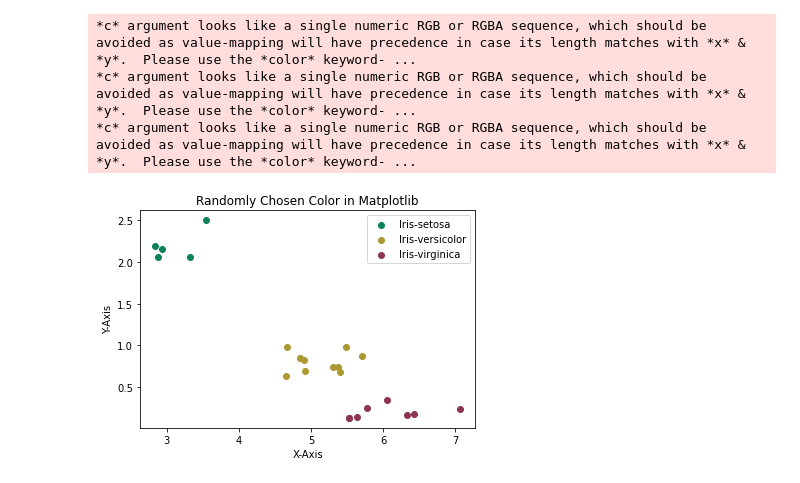
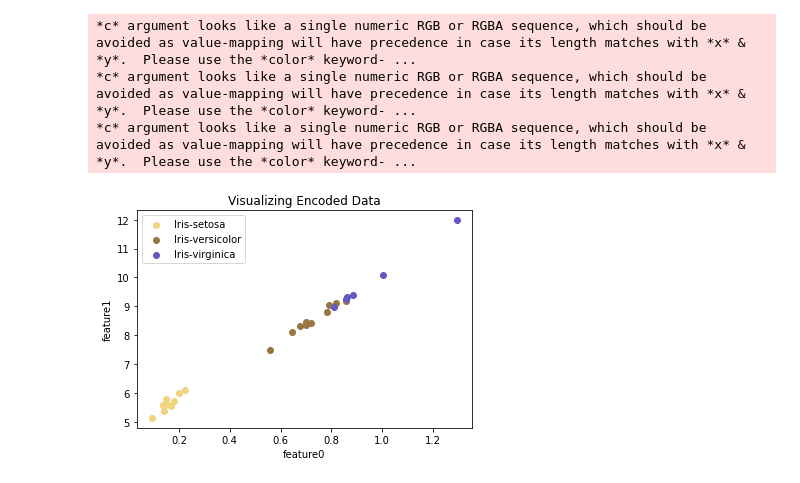
Before and after one commit to devanshupathak9/Iris-dataset-using-Pytorch, a Jupyter notebook: AutoEncoder.ipynb, the cells around one changed output. Cells and saved outputs as stored; diff of their text form; code cells hidden in the pictures.

```diff
--- a/AutoEncoder.ipynb
+++ b/AutoEncoder.ipynb
@@ -25,22 +37,25 @@ dataloader=DataLoader(dataset,batch_size=8,shuffle=True)
 # %%
+import torch
+import torch.nn as nn
 class AutoEncoder(nn.Module):
-    def __init__(Self,inp_dim=4,encoding_dim=2):
+    def __init__(self,input_dim=4,encoding_dim=2):
         super().__init__()
-        Self.encode=nn.Sequential(nn.Linear(inp_dim,2*inp_dim),nn.ReLU(),
-                                  nn.Linear(2*inp_dim,inp_dim),nn.ReLU(),
-                                 nn.Linear(inp_dim,encoding_dim))
-        Self.decode=nn.Sequential(nn.Linear(encoding_dim,inp_dim),nn.ReLU(),
-                                  nn.Linear(inp_dim,2*inp_dim),nn.ReLU(),
-                                 nn.Linear(2*inp_dim,inp_dim))
-    def forward(Self,x):
-        x=Self.decode(Self.encode(x))
+        self.encoder=nn.Sequential(nn.Linear(input_dim,2*input_dim),nn.ReLU(),
+                                   nn.Linear(2*input_dim,input_dim),nn.ReLU(),
+                                   nn.Linear(input_dim,encoding_dim),nn.ReLU())
+        self.decoder=nn.Sequential(nn.Linear(encoding_dim,input_dim),nn.ReLU(),
+                                   nn.Linear(input_dim,2*input_dim),nn.ReLU(),
+                                   nn.Linear(2*input_dim,input_dim))
+    def forward(self,x):
+        x=self.encoder(x)
+        x=self.decoder(x)
         return x
-    def encoder(Self,x):
-        x=Self.encode(x)
+    def encode(self,x):
+        x=self.encoder(x)
         return x
 Model=AutoEncoder()
-loss_function=nn.MSELoss()
-optimizer=optim.Adam(Model.parameters(),lr=0.001)
+Lossfunc=nn.MSELoss()
+optimizer=optim.Adam(Model.parameters(),lr=0.0001)
 # %%
 def train(epochs):
     for epoch in range(epochs):
@@ -75,18 +91,18 @@ train(100)
 # %%
-import random
-encoded=Model.encode(xtest).detach()
 def plot(data,keys):
     random_color = (random.random(), random.random(), random.random())
     x,y=data[:,0],data[:,1]
-    plt.scatter(x,y,c=random_color,label=keys)
-    plt.xlabel('X-Axis')
-    plt.ylabel('Y-Axis')
-    plt.title('Randomly Chosen Color in Matplotlib')
+    plt.scatter(y,x,c=random_color,label=keys)
+    plt.xlabel('feature0')
+    plt.ylabel('feature1')
+    plt.title('Visualizing Encoded Data')
     plt.legend()
-for keys in target:
-    plot(encoded[ytest==target[keys]],keys)
-# %% [output]
-*c* argument looks like a single numeric RGB or RGBA sequence, which should be avoided as value-mapping will have precedence in case its length matches with *x* & *y*.  Please use the *color* keyword- ...
-*c* argument looks like a single numeric RGB or RGBA sequence, which should be avoided as value-mapping will have precedence in case its length matches with *x* & *y*.  Please use the *color* keyword- ...
-*c* argument looks like a single numeric RGB or RGBA sequence, which should be avoided as value-mapping will have precedence in case its length matches with *x* & *y*.  Please use the *color* keyword- ...
-[figure, removed]
+# %%
+encoded=Model.encode(xtest).detach()
+for keys in Dict:
+    plot(encoded[ytest==Dict[keys]],keys)
+# %% [output]
+*c* argument looks like a single numeric RGB or RGBA sequence, which should be avoided as value-mapping will have precedence in case its length matches with *x* & *y*.  Please use the *color* keyword- ...
+*c* argument looks like a single numeric RGB or RGBA sequence, which should be avoided as value-mapping will have precedence in case its length matches with *x* & *y*.  Please use the *color* keyword- ...
+*c* argument looks like a single numeric RGB or RGBA sequence, which should be avoided as value-mapping will have precedence in case its length matches with *x* & *y*.  Please use the *color* keyword- ...
+[figure, added]
```
Also changed, not shown: parts of 7 cells of this notebook.
